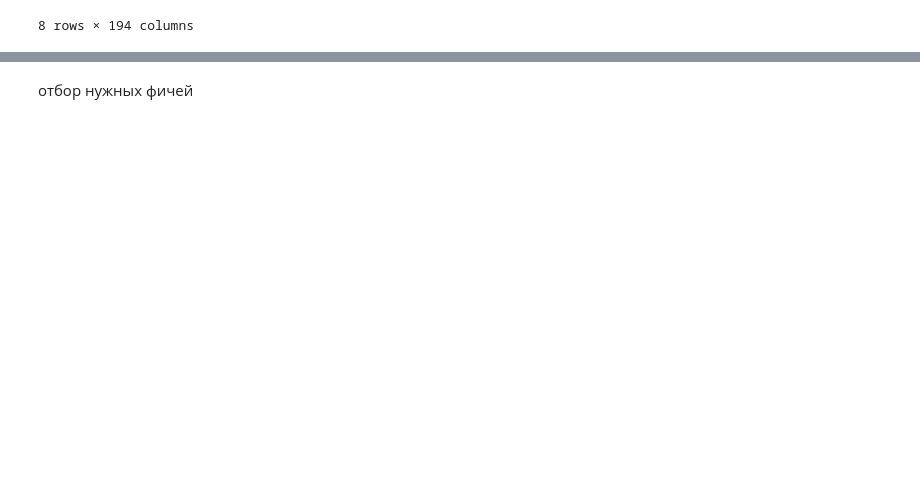
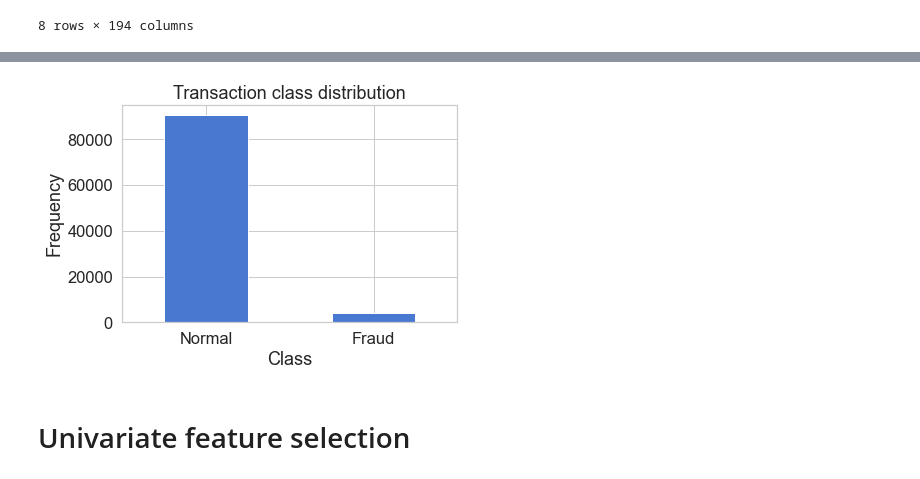
Before and after one commit to nshovkun/Analytics, a Jupyter notebook: sol/Classified_frod.ipynb, the cells around one changed output, grey strips where cells are left out. Saved outputs shown, nothing was run; the diff lists cells and outputs as text; code cells hidden in the pictures; blank space fills up the shorter version.

```diff
--- a/sol/Classified_frod.ipynb
+++ b/sol/Classified_frod.ipynb
@@ -103,2 +97,23 @@ OSError: dlopen(/Users/nsh/.pyenv/versions/3.7.2/lib/python3.7/site-packages/lig
-# %% [markdown]
-отбор нужных фичей
+# %%
+import seaborn as sns
+
+%matplotlib inline
+
+sns.set(style='whitegrid', palette='muted', font_scale=1.5)
+
+
+RANDOM_SEED = 42
+LABELS = ["Normal", "Fraud"]
+# %%
+import matplotlib.pyplot as plt
+
+count_classes = pd.value_counts(split['fraud'], sort = True)
+count_classes.plot(kind = 'bar', rot=0)
+plt.title("Transaction class distribution")
+plt.xticks(range(2), LABELS)
+plt.xlabel("Class")
+plt.ylabel("Frequency");
+# %% [output]
+[figure, added]
+# %% [markdown]
+# Univariate feature selection
```
Also changed, not shown: parts of 10 cells of this notebook.
